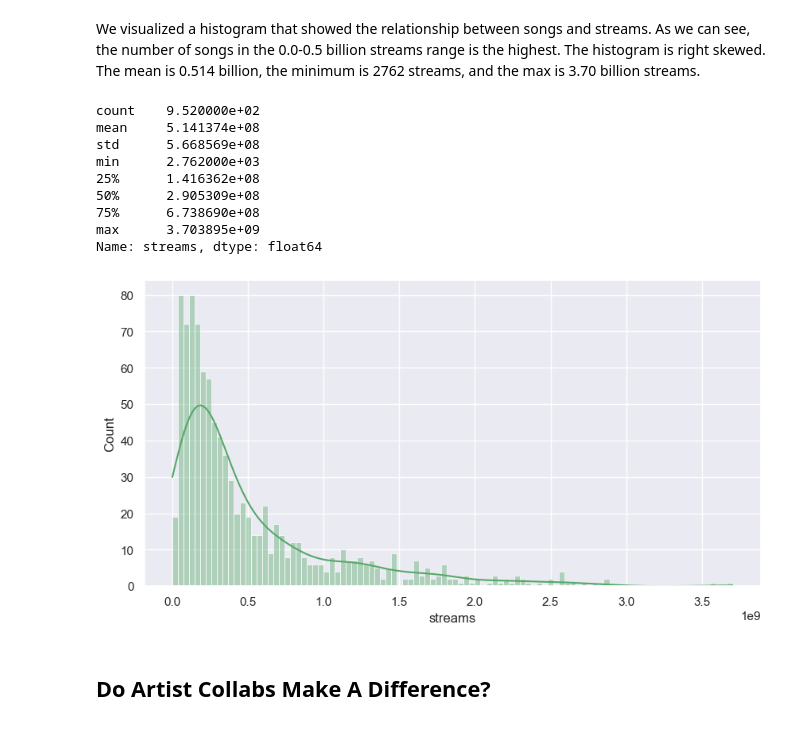
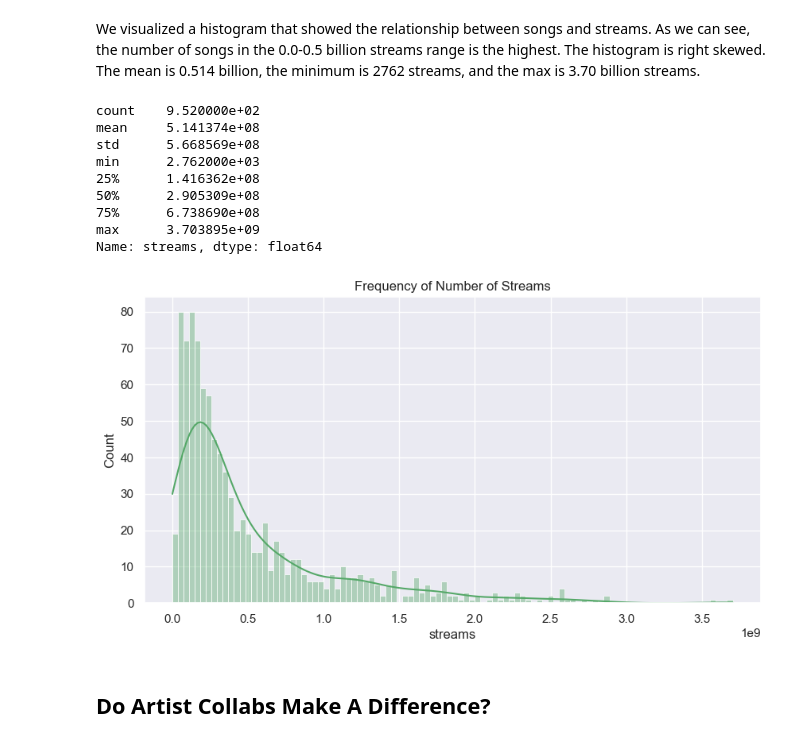
Before and after one commit to uzitak161/DS3000_Project, a Jupyter notebook: Project.EDA.ipynb, the cells around one changed output. Drawn from its saved outputs; the diff is of its cells as text; code cells hidden in the pictures.

Commit message:
Fixed titles

```diff
--- a/Project.EDA.ipynb
+++ b/Project.EDA.ipynb
@@ -197,24 +197,24 @@ We visualized a histogram that showed the relationship between songs and streams
 # %%
 print(df['streams'].describe())
 
 plt.figure(figsize=(10, 5))
 
 
 sns.histplot(data=df['streams'], color='g',bins=100, alpha=0.4, kde=True)
-
+plt.title("Frequency of Number of Streams")
 #display the created plot
 plt.show()
 # %% [output]
 count    9.520000e+02
 mean     5.141374e+08
 std      5.668569e+08
 min      2.762000e+03
 25%      1.416362e+08
 50%      2.905309e+08
 75%      6.738690e+08
 max      3.703895e+09
 Name: streams, dtype: float64
-[figure, old version]
+[figure, new version]
 # %% [markdown]
 ## Do Artist Collabs Make A Difference? ##
 # %% [markdown]
```
Also changed, not shown: parts of 8 cells of this notebook.
